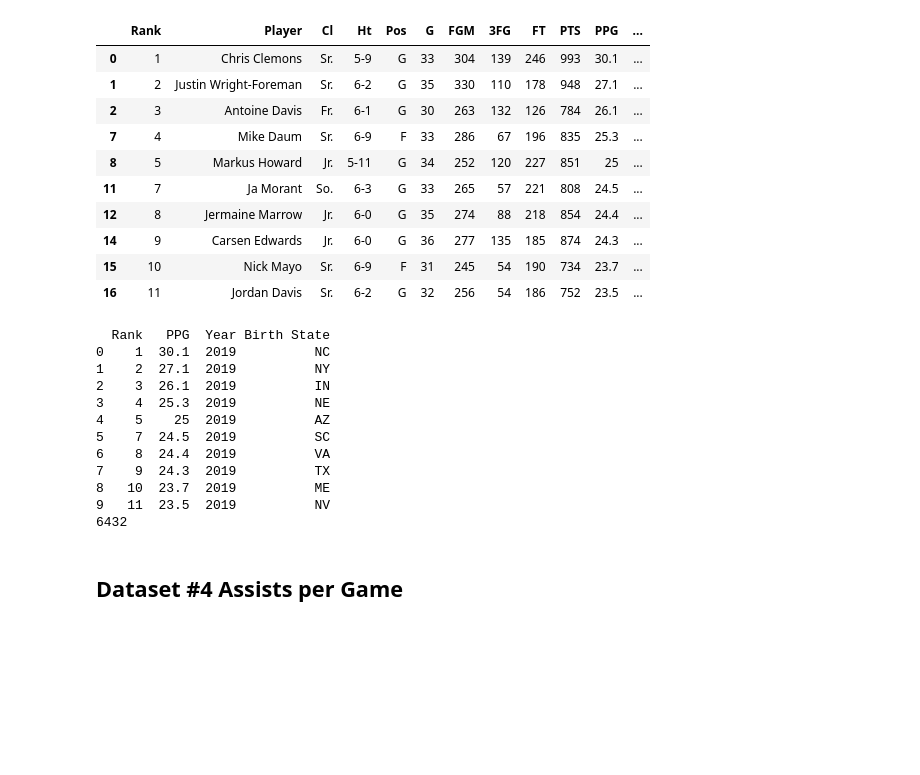
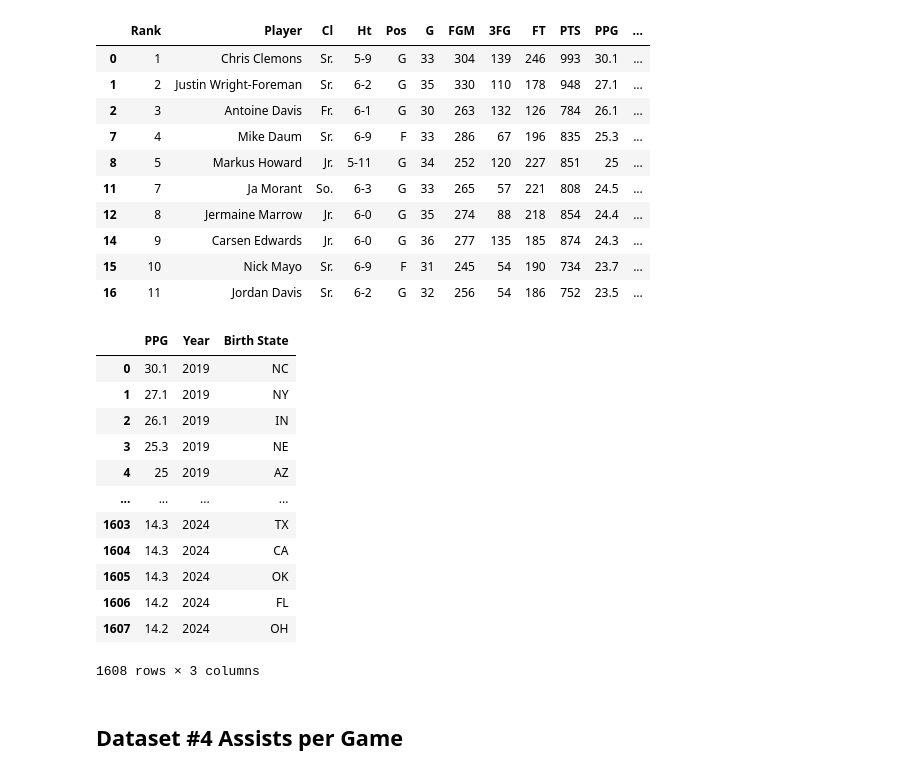
Before and after one commit to jayden789/State-weather-player-performance, a Jupyter notebook: EDACheckpoint_group69.ipynb, the cells around one changed output. Saved outputs shown, nothing was run; the diff lists cells and outputs as text; code cells hidden in the pictures; blank space fills up the shorter version.

```diff
--- a/EDACheckpoint_group69.ipynb
+++ b/EDACheckpoint_group69.ipynb
@@ -476,22 +474,24 @@ ppg_df.drop(columns=["Player", "Cl", "Ht", "Pos", "G", "FGM", "3FG", "FT", "PTS"
 # %%
 # Reset index
 ppg_df.reset_index(drop=True, inplace=True)
-# %%
-print(ppg_df.head(10))
-print(ppg_df.size)
-# %% [output]
-  Rank   PPG  Year Birth State
-0    1  30.1  2019          NC
-1    2  27.1  2019          NY
-2    3  26.1  2019          IN
-3    4  25.3  2019          NE
-4    5    25  2019          AZ
-5    7  24.5  2019          SC
-6    8  24.4  2019          VA
-7    9  24.3  2019          TX
-8   10  23.7  2019          ME
-9   11  23.5  2019          NV
-6432
+# %%
+ppg_df = ppg_df.drop(columns=['Rank'])
+# %%
+ppg_df
+# %% [output]
+|  | PPG | Year | Birth State |
+| 0 | 30.1 | 2019 | NC |
+| 1 | 27.1 | 2019 | NY |
+| 2 | 26.1 | 2019 | IN |
+| 3 | 25.3 | 2019 | NE |
+| 4 | 25 | 2019 | AZ |
+| ... | ... | ... | ... |
+| 1603 | 14.3 | 2024 | TX |
+| 1604 | 14.3 | 2024 | CA |
+| 1605 | 14.3 | 2024 | OK |
+| 1606 | 14.2 | 2024 | FL |
+| 1607 | 14.2 | 2024 | OH |
+1608 rows × 3 columns
 # %% [markdown]
 ## Dataset #4 Assists per Game
 # %%
```
Also changed, not shown: parts of 15 cells of this notebook.
